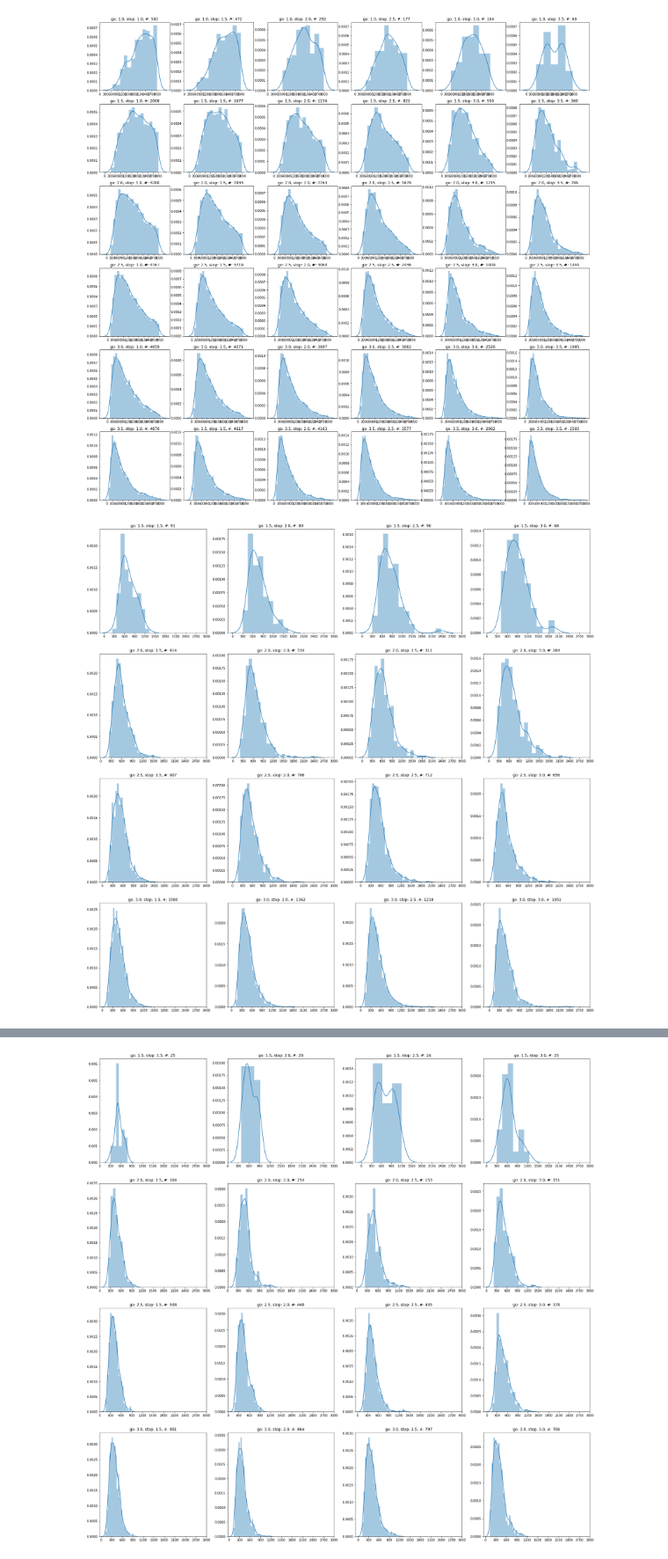
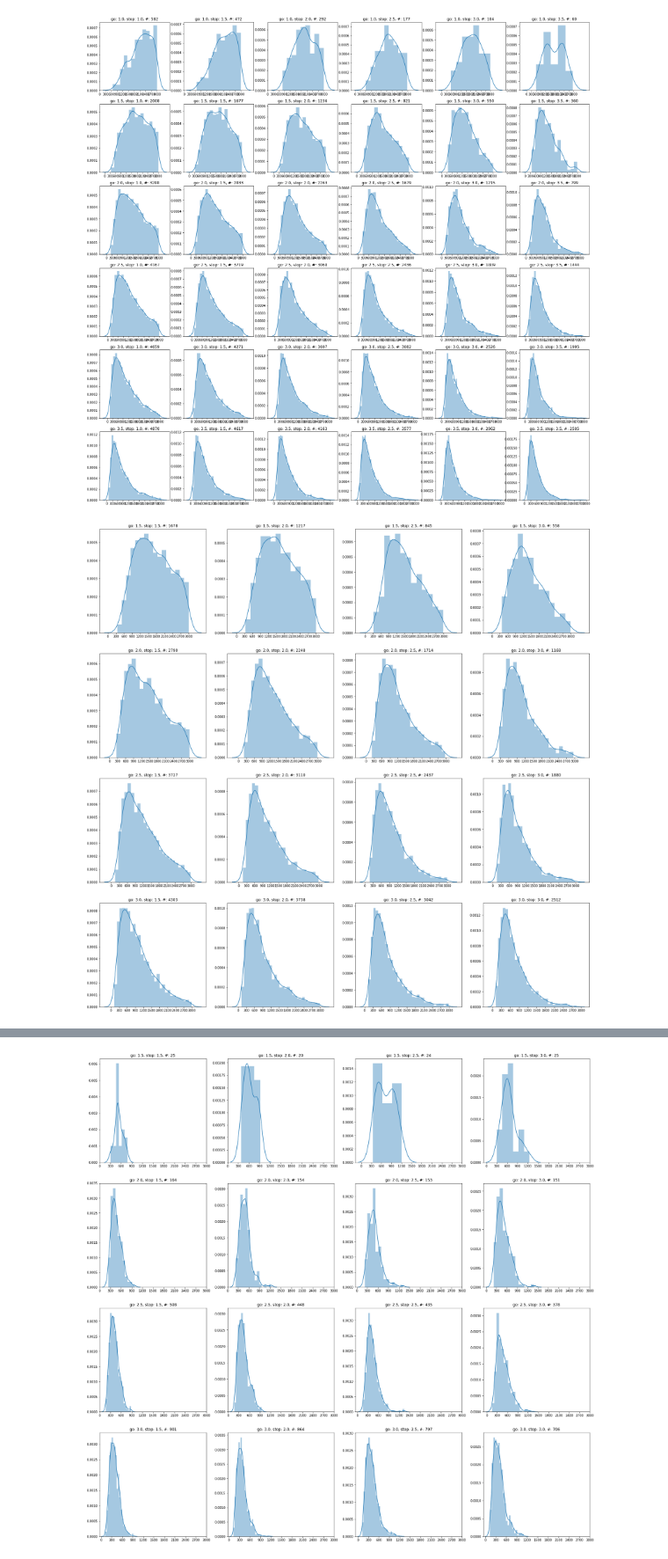
Before and after one commit to henrymj/ABCD_simulations, a Jupyter notebook: iterating_go_sims.ipynb, the cells around one changed output, grey strips where cells are left out. Shown at 88% size. Drawn from its saved outputs; the diff is of its cells as text; code cells hidden in the pictures.

```diff
--- a/iterating_go_sims.ipynb
+++ b/iterating_go_sims.ipynb
@@ -56,7 +56,7 @@ for noise_go in go_noises:
     for ground_truth in subs:
         mu_go = 100/(ground_truth-50)
         simulator = SimulateData()
-        params = simulator._init_params({'mu_go': mu_go, 'noise_go': noise_go})
+        params = simulator._init_params({'mu_go': mu_go, 'noise_go': noise_go,})
         params['n_trials_stop'] = 0
         params['n_trials_go'] = n_trials
 
@@ -73,7 +73,7 @@ for noise_go in go_noises:
 
     # simulate an example w/ mu_go = 0 at this noise threshold
     simulator = SimulateData()
-    params = simulator._init_params({'mu_go': 0, 'noise_go': noise_go})
+    params = simulator._init_params({'mu_go': 0, 'noise_go': noise_go, 'noise_stop': noise_go})
     params['n_trials_stop'] = n_ssd0_trials
     params['n_trials_go'] = n_ssd0_trials
 
@@ -208,29 +195,33 @@ mu_go = simulator._log_mu_go(.2, 50, max_SSD=550)
 # %%
+SSD = 0
+mu_stop = simulator._log_mu_go(.4, SSD, max_SSD=550)
+mu_go = simulator._log_mu_go(.2, SSD, max_SSD=550)
+
 go_noises = np.arange(1.5, 3.5, .5)
 stop_noises = np.arange(1.5, 3.5, .5)
 
 fig, axes = plt.subplots(len(go_noises), len(stop_noises), figsize=(28,28))
 
 for idx_row, noise_go in enumerate(go_noises):
     for idx_col, noise_stop in enumerate(stop_noises):
         # simulate an example w/ mu_go = 0 at this noise threshold
         simulator = SimulateData()
         params = simulator._init_params({'mu_go': 0, 'mu_stop':mu_stop,'noise_go': noise_go, 'noise_stop': noise_stop})
         params['n_trials_stop'] = n_ssd0_trials
         params['n_trials_go'] = n_ssd0_trials
         simulator._set_n_trials(params)
         simulator._set_n_guesses(params)  # no guessing is happening
 
         # STOP TRIALS @ SSD = 0
         stop_dict = simulator._simulate_stop_trials(simulator._init_data_dict(),
                                               params, 0)
         count_stop_rts = np.sum(~np.isnan(stop_dict['RT']))
         if  count_stop_rts > 0:
             sns.distplot(stop_dict['RT'], ax=axes[idx_row, idx_col])
             axes[idx_row, idx_col].set_title("go: %.1f, stop: %.1f, #: %d" % (noise_go, noise_stop, count_stop_rts))
             axes[idx_row, idx_col].set_xticks(np.arange(0, 3200, step=300))
 
 plt.show()
 plt.close()
 # %% [output]
-[figure, old version]
+[figure, new version]
```
Also changed, not shown: parts of 5 cells of this notebook, 1 other file.
